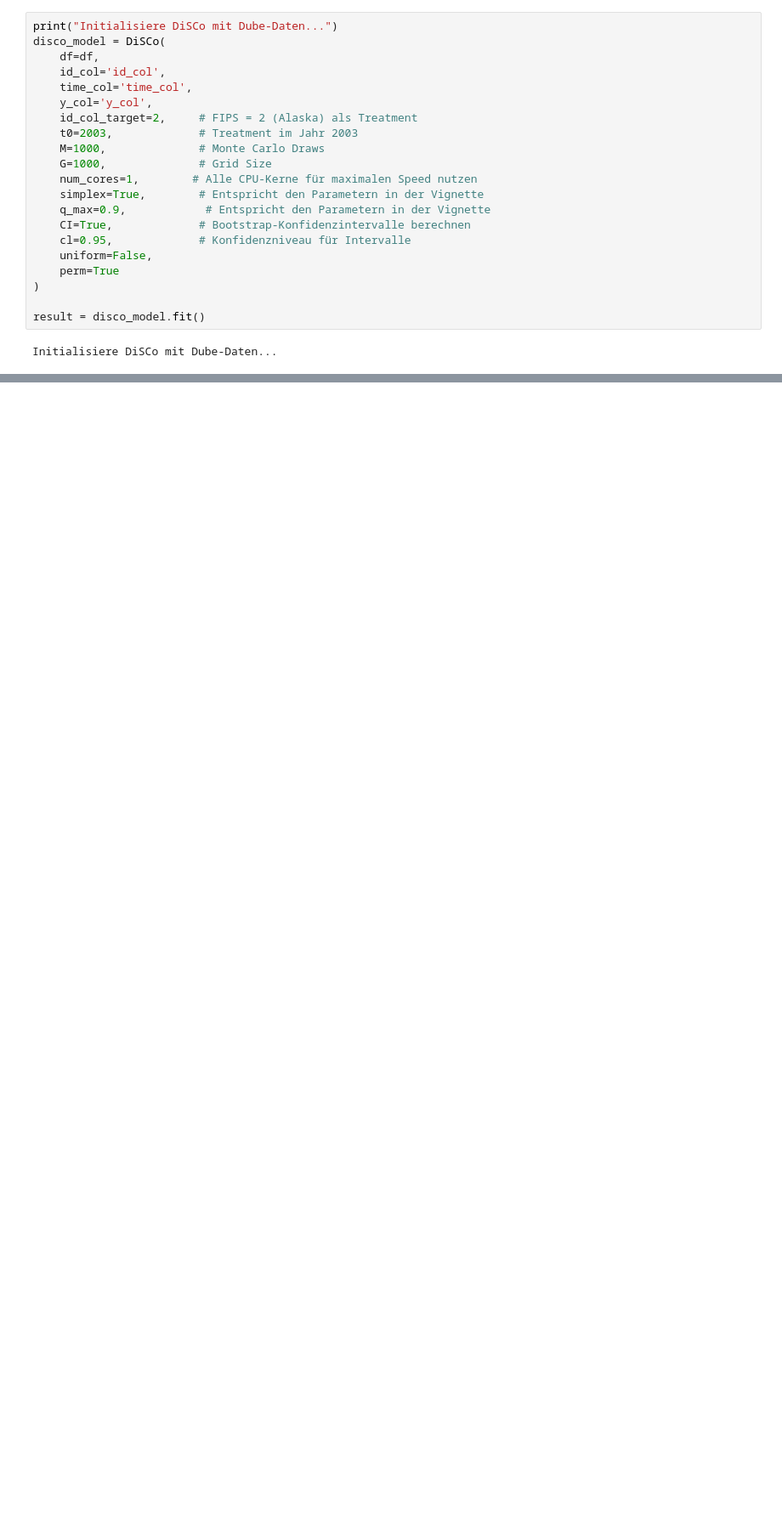
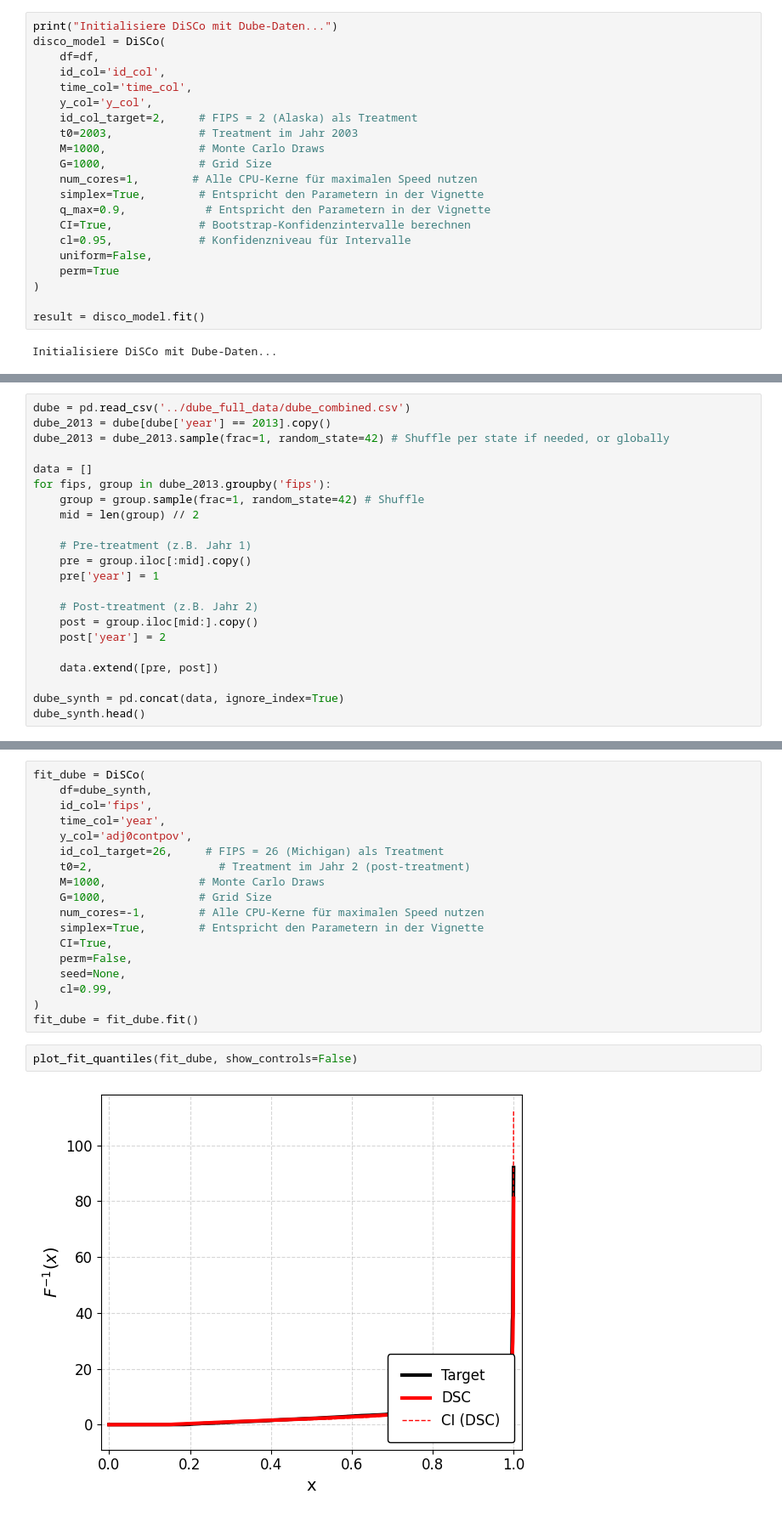
Before and after one commit to alexanderhxs/DiSCos, a Jupyter notebook: python/test_disco.ipynb, the cells around one changed output, grey strips where cells are left out. Shown at 85% size. Drawn from its saved outputs; the diff is of its cells as text; blank space fills up the shorter version.

Commit message:
extend test.ipynb

```diff
--- a/python/test_disco.ipynb
+++ b/python/test_disco.ipynb
@@ -167,0 +326,22 @@ None
+# %%
+dube = pd.read_csv('../dube_full_data/dube_combined.csv')
+dube_2013 = dube[dube['year'] == 2013].copy()
+dube_2013 = dube_2013.sample(frac=1, random_state=42) # Shuffle per state if needed, or globally
+
+data = []
+for fips, group in dube_2013.groupby('fips'):
+    group = group.sample(frac=1, random_state=42) # Shuffle
+    mid = len(group) // 2
+
+    # Pre-treatment (z.B. Jahr 1)
+    pre = group.iloc[:mid].copy()
+    pre['year'] = 1
+
+    # Post-treatment (z.B. Jahr 2)
+    post = group.iloc[mid:].copy()
+    post['year'] = 2
+
+    data.extend([pre, post])
+
+dube_synth = pd.concat(data, ignore_index=True)
+dube_synth.head()
@@ -167,0 +355,22 @@ None
+# %%
+fit_dube = DiSCo(
+    df=dube_synth,
+    id_col='fips',
+    time_col='year',
+    y_col='adj0contpov',
+    id_col_target=26,     # FIPS = 26 (Michigan) als Treatment
+    t0=2,                   # Treatment im Jahr 2 (post-treatment)
+    M=1000,              # Monte Carlo Draws
+    G=1000,              # Grid Size
+    num_cores=-1,        # Alle CPU-Kerne für maximalen Speed nutzen
+    simplex=True,        # Entspricht den Parametern in der Vignette
+    CI=True,
+    perm=False,
+    seed=None,
+    cl=0.99,
+)
+fit_dube = fit_dube.fit()
+# %%
+plot_fit_quantiles(fit_dube, show_controls=False)
+# %% [output]
+[figure, added]
```
Also changed, not shown: parts of 16 cells of this notebook.
